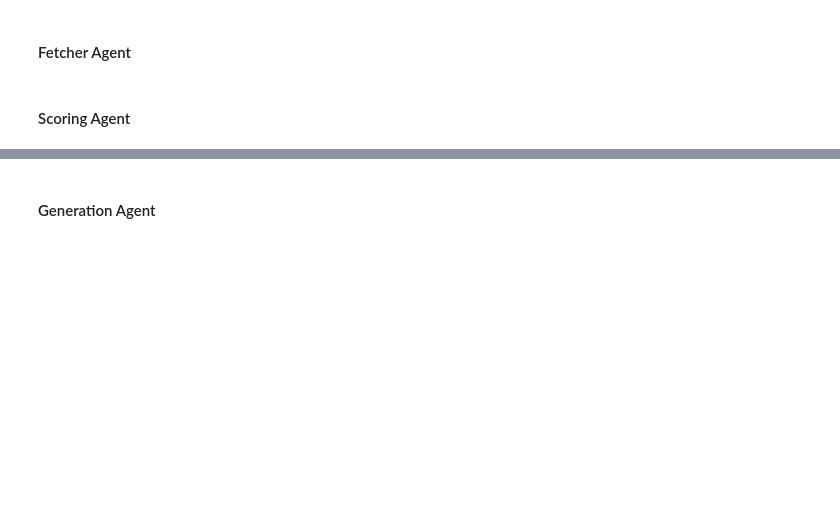
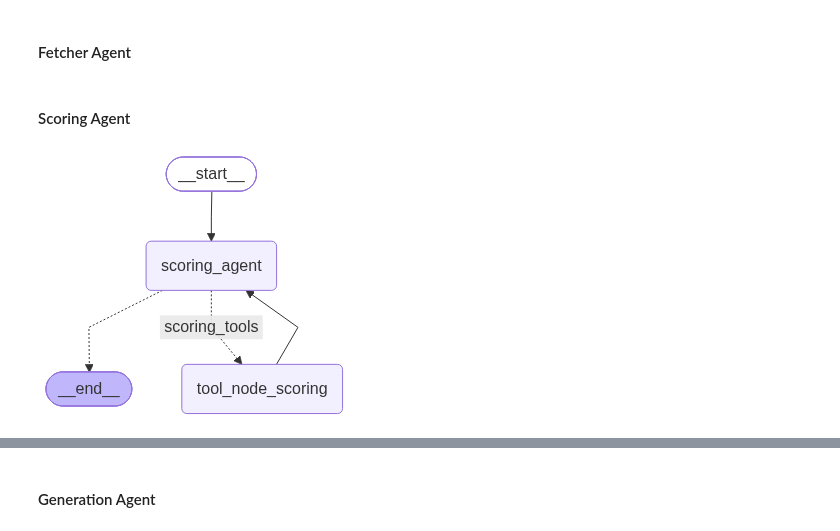
Before and after one commit to KaraniAbdellah/internship_sat, a Jupyter notebook: engine/Supervisor_simple.ipynb, the cells around one changed output, grey strips where cells are left out. Cells and saved outputs as stored; diff of their text form; code cells hidden in the pictures; blank space fills up the shorter version.

Commit message:
feat: add ToolNode

```diff
--- a/engine/Supervisor_simple.ipynb
+++ b/engine/Supervisor_simple.ipynb
@@ -38,7 +39,7 @@ class Score(BaseModel):
         description="score between 0 and 100"
     )
     description: str = Field(
-        description="clear and detailed explanation of how the score was determined."
+        description="clear and detailed explanation of how the score was determined"
     )
 
 # Output of generation offre
@@ -46,7 +47,8 @@ class Offre(BaseModel):
     offre: str = Field(
         description="""
             Return either:
-                A personalized marketing offer, OR clear human action message explaining that more information is required.
+                - A personalized marketing offer.
+                - A clear human action message explaining that more customer information is required.
         """
     )
 
@@ -66,7 +68,8 @@ class MarketingState(TypedDict):
     offer: Offre
     valid: IsValid
     optimized_version: Offre
-    status: Literal["INIT", "FETCHING", "SCORING", "GENERATION", "VALIDATION", "OPTMISATION", "END"]
+    next: Literal["INIT", "FETCHING", "SCORING", "GENERATION", "VALIDATION", "OPTMISATION", "END"]
+    messages: list()
 # %% [markdown]
 #### Fetcher Agent
 # %%
@@ -131,3 +152,20 @@ def scoring_agent(state: MarketingState):
+# %%
+workflow_scoring = StateGraph(MarketingState)
+workflow_scoring.add_node("scoring_agent", scoring_agent)
+workflow_scoring.add_node("tool_node_scoring", tool_node_scoring)
+workflow_scoring.add_edge("tool_node_scoring","scoring_agent")
+workflow_scoring.add_conditional_edges("scoring_agent",
+        should_continue_to_scoring_tool,
+        {
+            "scoring_tools": "tool_node_scoring",
+            END: END
+        }
+)
+workflow_scoring.set_entry_point("scoring_agent")
+scoring_app = workflow_scoring.compile()
+display(Image(scoring_app.get_graph().draw_mermaid_png()))
+# %% [output]
+[figure, added]
 # %%
 # Test Agent
 client_data = fetcher_agent({})["client_data"]
```
Also changed, not shown: parts of 12 cells of this notebook, 1 other file.
